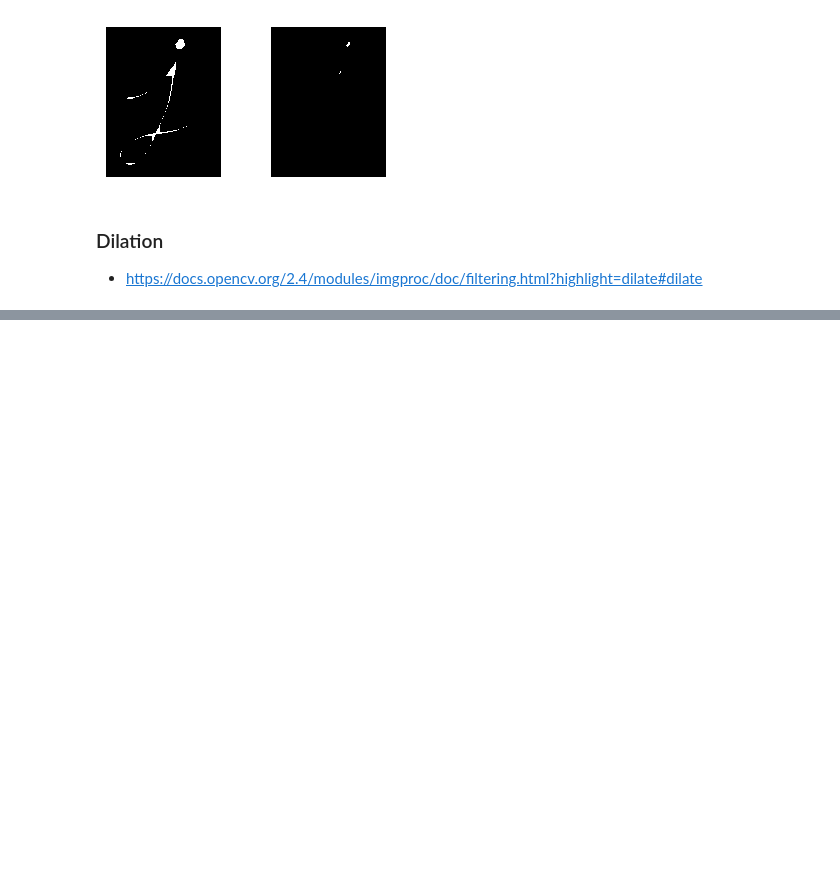
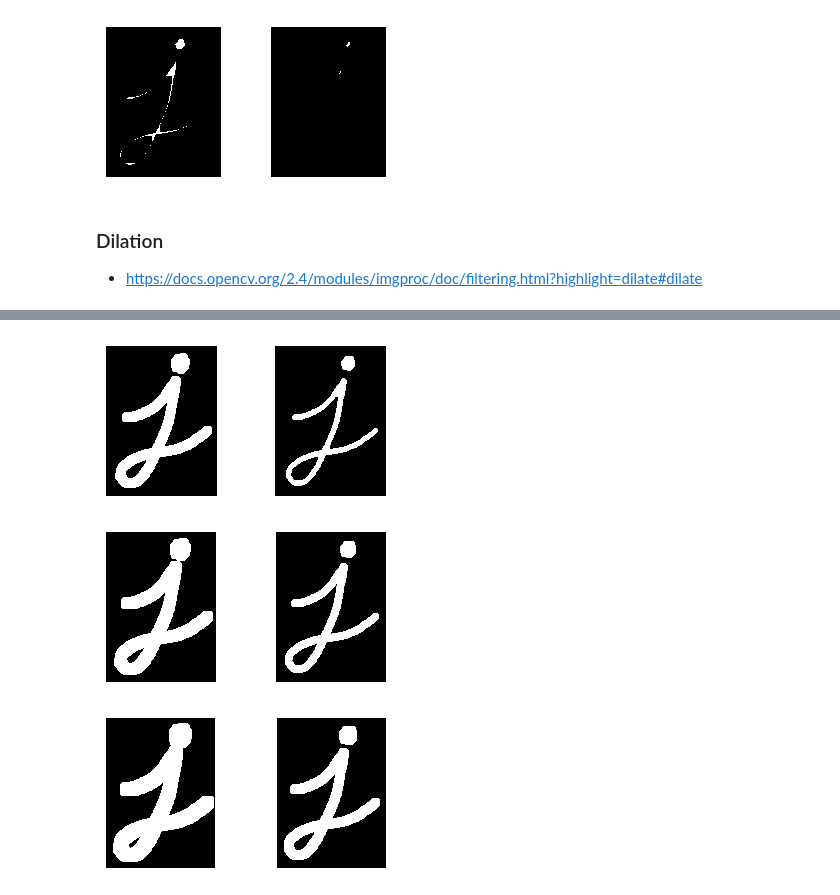
Before and after one commit to KarthikKothareddy/pisgurus, a Jupyter notebook: morphing_and_more.ipynb, the cells around one changed output, grey strips where cells are left out. Drawn from its saved outputs; the diff is of its cells as text; code cells hidden in the pictures; blank space fills up the shorter version.

```diff
--- a/morphing_and_more.ipynb
+++ b/morphing_and_more.ipynb
@@ -52,3 +52,7 @@ for i in range(0, 3):
 ### Dilation
 
 - https://docs.opencv.org/2.4/modules/imgproc/doc/filtering.html?highlight=dilate#dilate
+# %%
+image = cv2.imread("j.png")
+gray = cv2.cvtColor(image, cv2.COLOR_BGR2GRAY)
+display(image)
@@ -54,0 +61,9 @@ for i in range(0, 3):
+# %%
+# apply dilation 3 times
+for i in range(0, 3):
+    dilated = cv2.dilate(gray.copy(), None, iterations=i+1)
+    display(dilated, flip=False, cmap="gray")
+# %% [output]
+[figure, added]
+[figure, added]
+[figure, added]
```
Also changed, not shown: parts of 7 cells of this notebook, 2 other files.
